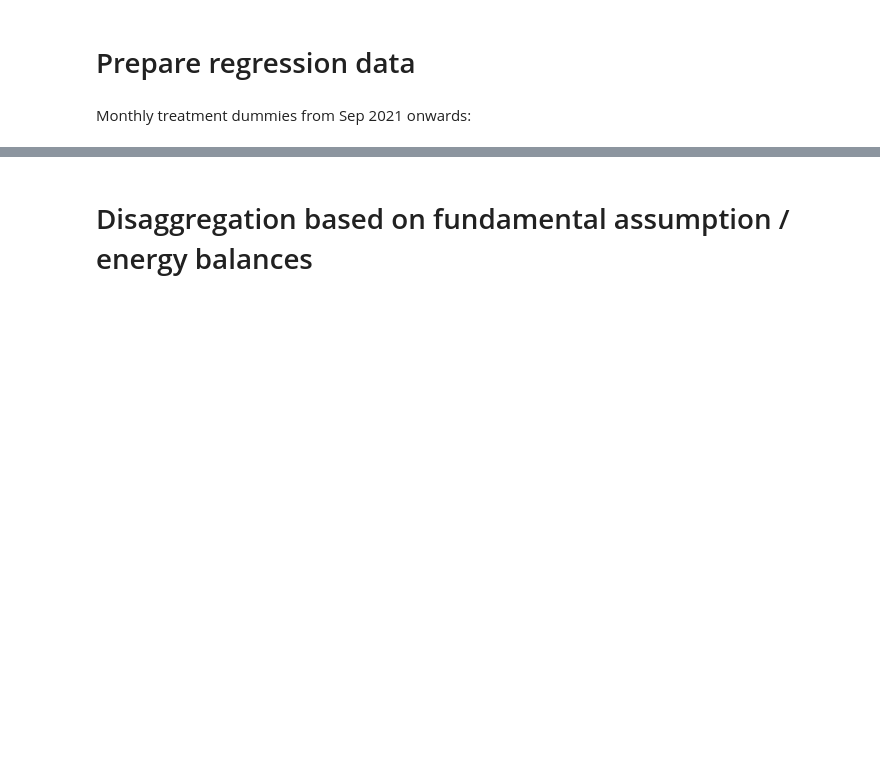
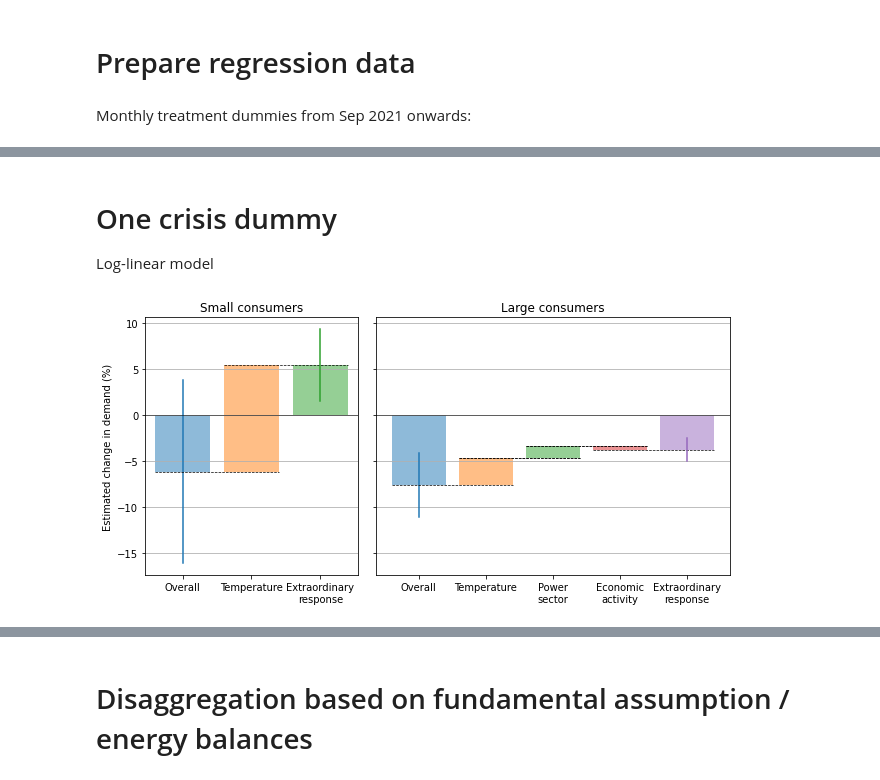
Before and after one commit to oruhnau/energy_demand, a Jupyter notebook: top_down/analysis.ipynb, the cells around one changed output, grey strips where cells are left out. Saved outputs shown, nothing was run; the diff lists cells and outputs as text; code cells hidden in the pictures; blank space fills up the shorter version.

```diff
--- a/top_down/analysis.ipynb
+++ b/top_down/analysis.ipynb
@@ -143,5 +64,0 @@ Linear model
-# %%
-model = 'slp ~ 1 + w2h + time + C(weekday) + C(month) + ' + ' + '.join(dummy_list)
-results_slp = smf.ols(model, dfx).fit(cov_type='HAC', cov_kwds={'maxlags':6})
-
-results_slp.summary()
@@ -377,0 +98,14 @@ plt.savefig('rlm.png', dpi=300)
+# %%
+def extract_results(results):
+
+    extracted_results = pd.concat(
+        [results.params, results.bse], keys=['coef', 'se'], axis=1
+    )
+
+    extracted_results = extracted_results*100 if log else extracted_results
+    extracted_results = extracted_results.loc[[d + '[T.True]' for d in dummy_list]]
+    extracted_results.index = dummy_list
+    extracted_results['low'] = extracted_results['coef'] - 2 * extracted_results['se']
+    extracted_results['high'] = extracted_results['coef'] + 2 * extracted_results['se']
+
+    return extracted_results
@@ -377,0 +144,29 @@ plt.savefig('rlm.png', dpi=300)
+# %% [markdown]
+# One crisis dummy
+Log-linear model
+# %%
+def one_dummy(further_controls=False):
+
+    dummy_list=['crisis']
+
+    results = {consumer: model(consumer, further_controls=further_controls) for consumer in ['slp', 'rlm']}
+
+    fig, (ax1, ax2) = plt.subplots(1, 2, figsize=(9,4.5), sharey='row', gridspec_kw={'width_ratios': [1.2,2]})
+
+    res = {m: extract_results(value) for m, value in results['slp'].items()}
+    ax1 = plot(ax1, res, 'slp', 'Estimated change in demand ' + ('(%)' if log else '(TWh/d)'))
+
+    res = {m: extract_results(value) for m, value in results['rlm'].items()}
+    ax2 = plot(ax2, res, 'rlm')
+
+    plt.tight_layout()
+    plt.savefig(f'one_dummy{"_log" if log else ""}.png', dpi=300)
+
+    return results
+# %%
+log=True
+fitting_start = "2017-01-01"
+crisis_start = "2021-09-01"
+results_log = one_dummy()
+# %% [output]
+[figure, added]
```
Also changed, not shown: parts of 61 cells of this notebook.
